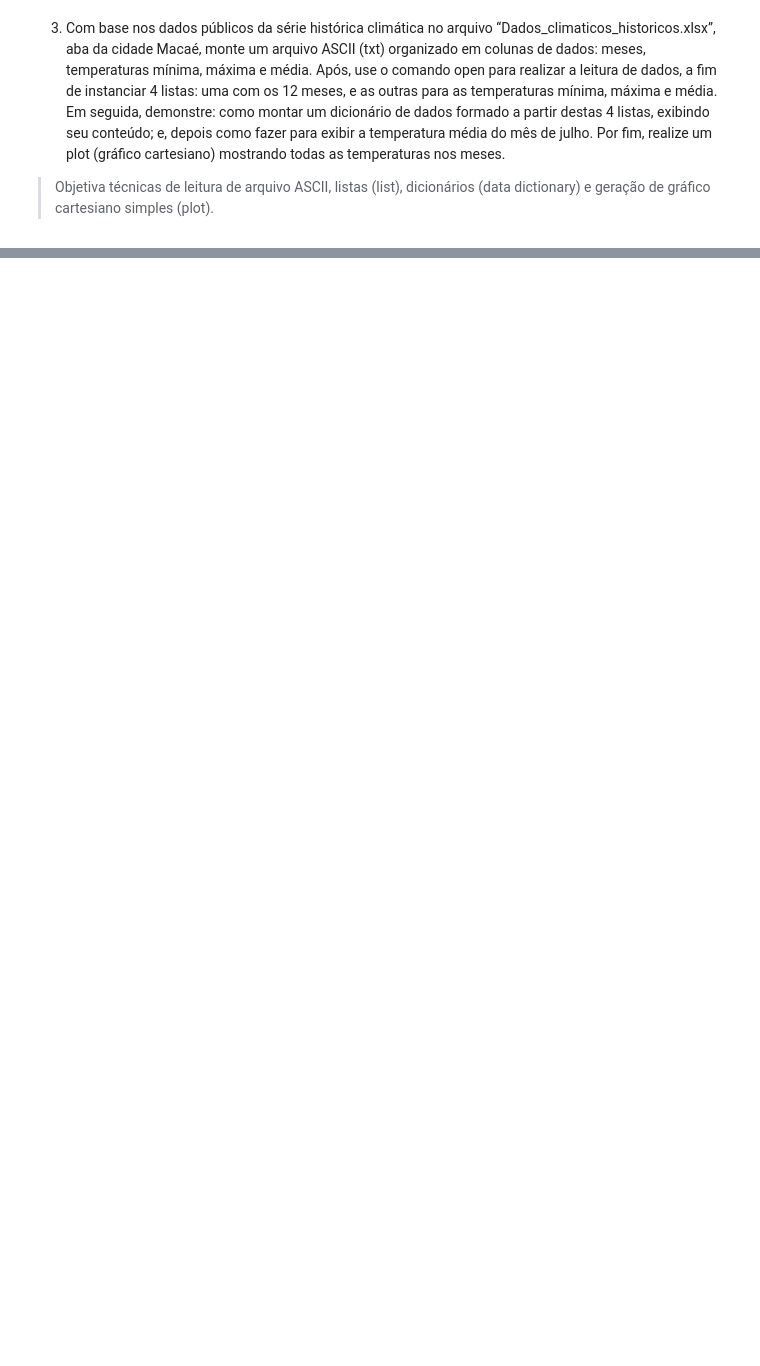
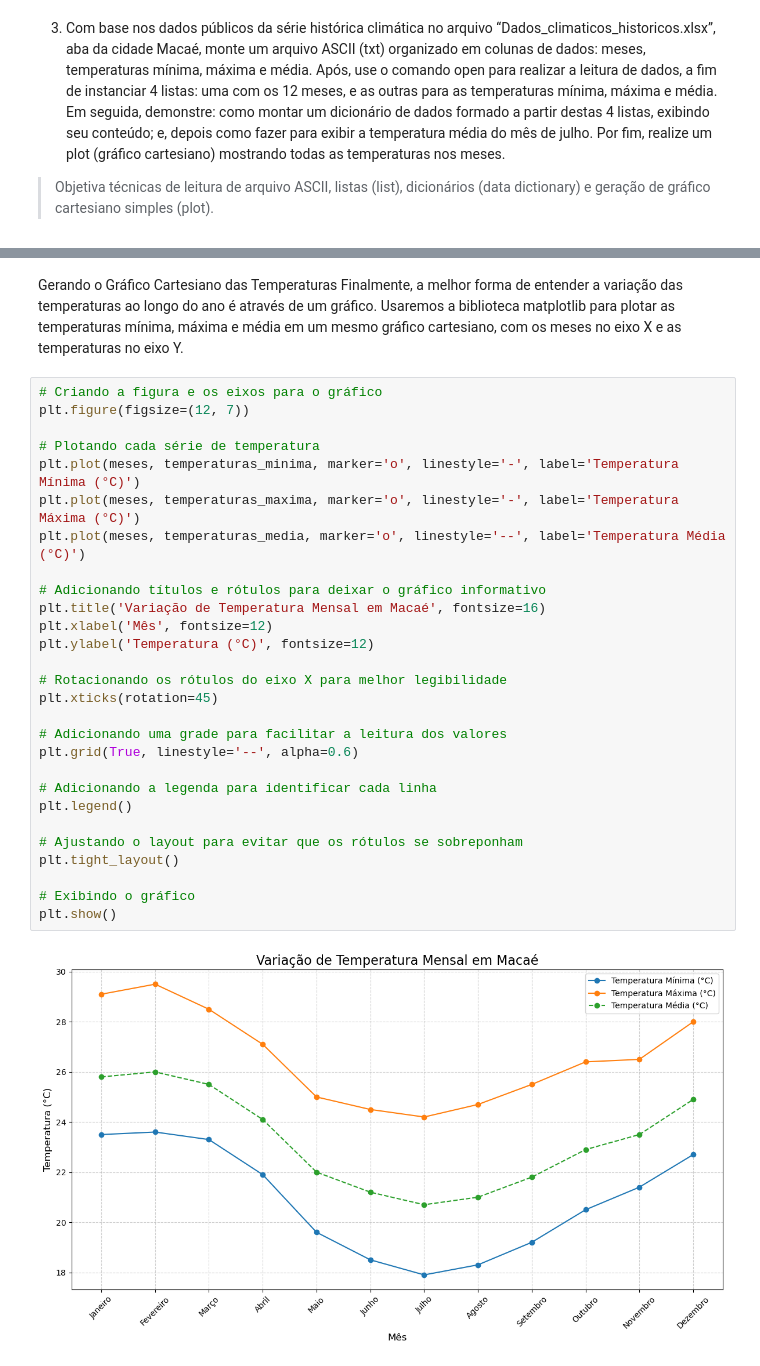
Before and after one commit to NathanAzvdo/trabalho_python_faculdade, a Jupyter notebook: atividade_3_macae/atividade3.ipynb, the cells around one changed output, grey strips where cells are left out. Drawn from its saved outputs; the diff is of its cells as text; blank space fills up the shorter version.

```diff
--- a/atividade_3_macae/atividade3.ipynb
+++ b/atividade_3_macae/atividade3.ipynb
@@ -130,0 +127,33 @@ A temperatura média em Julho foi: 20.7°C
+# %% [markdown]
+Gerando o Gráfico Cartesiano das Temperaturas
+Finalmente, a melhor forma de entender a variação das temperaturas ao longo do ano é através de um gráfico. Usaremos a biblioteca matplotlib para plotar as temperaturas mínima, máxima e média em um mesmo gráfico cartesiano, com os meses no eixo X e as temperaturas no eixo Y.
+# %%
+# Criando a figura e os eixos para o gráfico
+plt.figure(figsize=(12, 7))
+
+# Plotando cada série de temperatura
+plt.plot(meses, temperaturas_minima, marker='o', linestyle='-', label='Temperatura Mínima (°C)')
+plt.plot(meses, temperaturas_maxima, marker='o', linestyle='-', label='Temperatura Máxima (°C)')
+plt.plot(meses, temperaturas_media, marker='o', linestyle='--', label='Temperatura Média (°C)')
+
+# Adicionando títulos e rótulos para deixar o gráfico informativo
+plt.title('Variação de Temperatura Mensal em Macaé', fontsize=16)
+plt.xlabel('Mês', fontsize=12)
+plt.ylabel('Temperatura (°C)', fontsize=12)
+
+# Rotacionando os rótulos do eixo X para melhor legibilidade
+plt.xticks(rotation=45)
+
+# Adicionando uma grade para facilitar a leitura dos valores
+plt.grid(True, linestyle='--', alpha=0.6)
+
+# Adicionando a legenda para identificar cada linha
+plt.legend()
+
+# Ajustando o layout para evitar que os rótulos se sobreponham
+plt.tight_layout()
+
+# Exibindo o gráfico
+plt.show()
+# %% [output]
+[figure, added]
```
Also changed, not shown: parts of 16 cells of this notebook, 4 other files.
